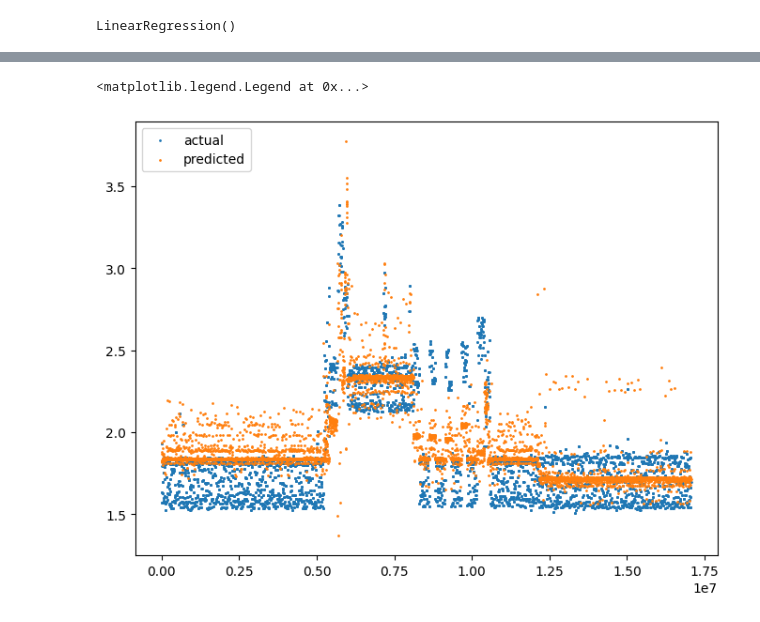
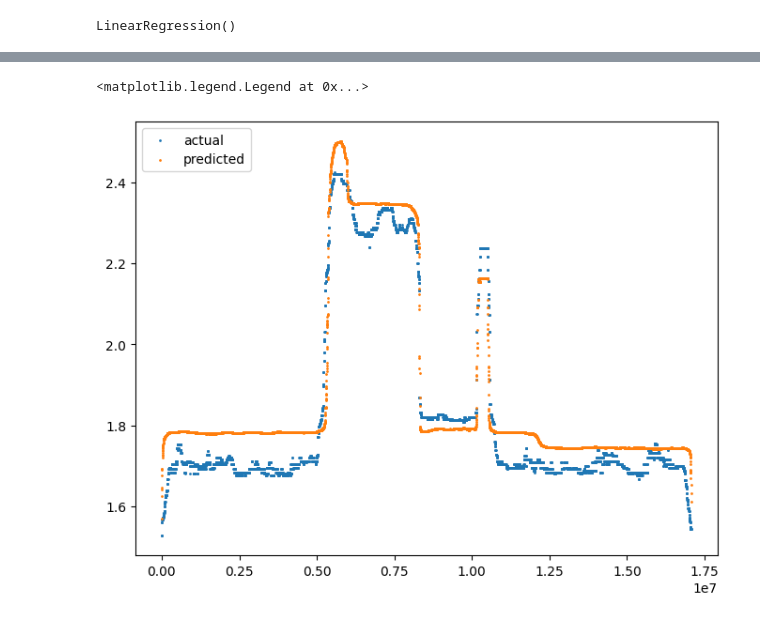
Before and after one commit to radshield/raspi-sel, a Jupyter notebook: analysis/perf_linear_smoothed.ipynb, the cells around one changed output, grey strips where cells are left out. Drawn from its saved outputs; the diff is of its cells as text; code cells hidden in the pictures.

Commit message:
Getting better results with cycles and br miss rate

```diff
--- a/analysis/perf_linear_smoothed.ipynb
+++ b/analysis/perf_linear_smoothed.ipynb
@@ -84,6 +89,11 @@ mem_df['insns_1_norm'] = mem_df['insns_1'] / (mem_df['time'] - mem_df['time'].sh
 mem_df['insns_2_norm'] = mem_df['insns_2'] / (mem_df['time'] - mem_df['time'].shift())
 mem_df['insns_3_norm'] = mem_df['insns_3'] / (mem_df['time'] - mem_df['time'].shift())
 
+mem_df['cycles_0_norm'] = mem_df['cpu_cycles_0'] / (mem_df['time'] - mem_df['time'].shift())
+mem_df['cycles_1_norm'] = mem_df['cpu_cycles_1'] / (mem_df['time'] - mem_df['time'].shift())
+mem_df['cycles_2_norm'] = mem_df['cpu_cycles_2'] / (mem_df['time'] - mem_df['time'].shift())
+mem_df['cycles_3_norm'] = mem_df['cpu_cycles_3'] / (mem_df['time'] - mem_df['time'].shift())
+
 mem_df = mem_df.drop(index=0)
 mem_df
 # %% [output]
@@ -114,5 +124,8 @@ plt.tick_params(
 # %%
-X = pd.concat([cpu_df, mem_df])[['insns_0_norm', 'insns_1_norm', 'insns_2_norm', 'insns_3_norm', 'cache_hit_rate_0', 'cache_hit_rate_1', 'cache_hit_rate_2', 'cache_hit_rate_3']]
+X = pd.concat([cpu_df, mem_df])[['insns_0_norm', 'insns_1_norm', 'insns_2_norm', 'insns_3_norm',
+                                 'cycles_0_norm', 'cycles_1_norm', 'cycles_2_norm', 'cycles_3_norm',
+                                 'br_miss_rate_0', 'br_miss_rate_1', 'br_miss_rate_2', 'br_miss_rate_3',
+                                 'cache_hit_rate_0', 'cache_hit_rate_1', 'cache_hit_rate_2', 'cache_hit_rate_3']]
 Y = signal.medfilt(pd.concat([cpu_df, mem_df])['current'], kernel_size=k)
 # %%
 model = LinearRegression()
@@ -137,6 +150,11 @@ memrate_df['insns_1_norm'] = memrate_df['insns_1'] / (memrate_df['time'] - memra
 memrate_df['insns_2_norm'] = memrate_df['insns_2'] / (memrate_df['time'] - memrate_df['time'].shift())
 memrate_df['insns_3_norm'] = memrate_df['insns_3'] / (memrate_df['time'] - memrate_df['time'].shift())
 
+memrate_df['cycles_0_norm'] = memrate_df['cpu_cycles_0'] / (memrate_df['time'] - memrate_df['time'].shift())
+memrate_df['cycles_1_norm'] = memrate_df['cpu_cycles_1'] / (memrate_df['time'] - memrate_df['time'].shift())
+memrate_df['cycles_2_norm'] = memrate_df['cpu_cycles_2'] / (memrate_df['time'] - memrate_df['time'].shift())
+memrate_df['cycles_3_norm'] = memrate_df['cpu_cycles_3'] / (memrate_df['time'] - memrate_df['time'].shift())
+
 memrate_df = memrate_df.drop(index=0)
 memrate_df
 # %% [output]
@@ -156,5 +174,8 @@ memrate_df
 # %%
-X_test = memrate_df[['insns_0_norm', 'insns_1_norm', 'insns_2_norm', 'insns_3_norm', 'cache_hit_rate_0', 'cache_hit_rate_1', 'cache_hit_rate_2', 'cache_hit_rate_3']]
+X_test = memrate_df[['insns_0_norm', 'insns_1_norm', 'insns_2_norm', 'insns_3_norm',
+                     'cycles_0_norm', 'cycles_1_norm', 'cycles_2_norm', 'cycles_3_norm',
+                     'br_miss_rate_0', 'br_miss_rate_1', 'br_miss_rate_2', 'br_miss_rate_3',
+                     'cache_hit_rate_0', 'cache_hit_rate_1', 'cache_hit_rate_2', 'cache_hit_rate_3']]
 Y_test = signal.medfilt(memrate_df['current'], kernel_size=k)
 predictions = model.predict(X_test)
 # %%
@@ -168,13 +189,13 @@ mean_absolute_error(Y_test, predictions)
 # %%
 fig = plt.figure(figsize=(8, 6))
 ax1 = fig.add_subplot(111)
 
-plt.scatter(memrate_df['time'], memrate_df['current'], label='actual', s=1)
-plt.scatter(memrate_df['time'], predictions, label='predicted', s=1)
+plt.scatter(memrate_df['time'], signal.medfilt(memrate_df['current'], kernel_size=k), label='actual', s=1)
+plt.scatter(memrate_df['time'], signal.medfilt(predictions, kernel_size=k), label='predicted', s=1)
 plt.legend(loc='upper left')
 # %% [output]
 <matplotlib.legend.Legend at 0x...>
-[figure, old version]
+[figure, new version]
 # %%
 memrate_df = pd.read_csv('../results/numa-memthrash.csv')
 
```
Also changed, not shown: parts of 14 cells of this notebook.
